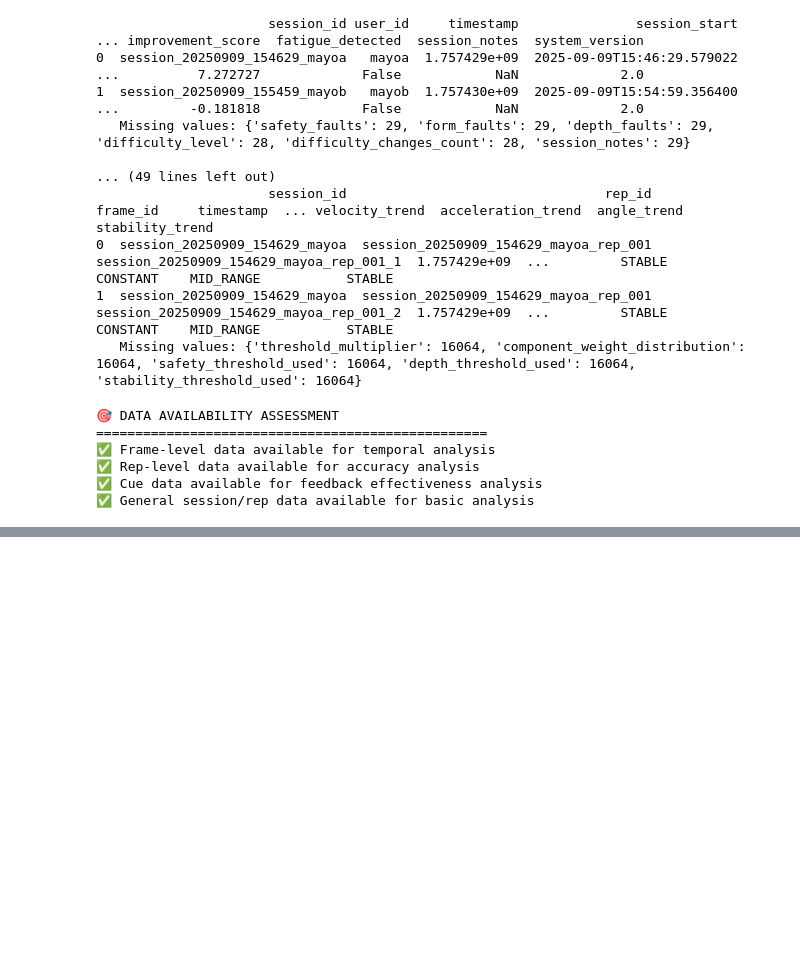
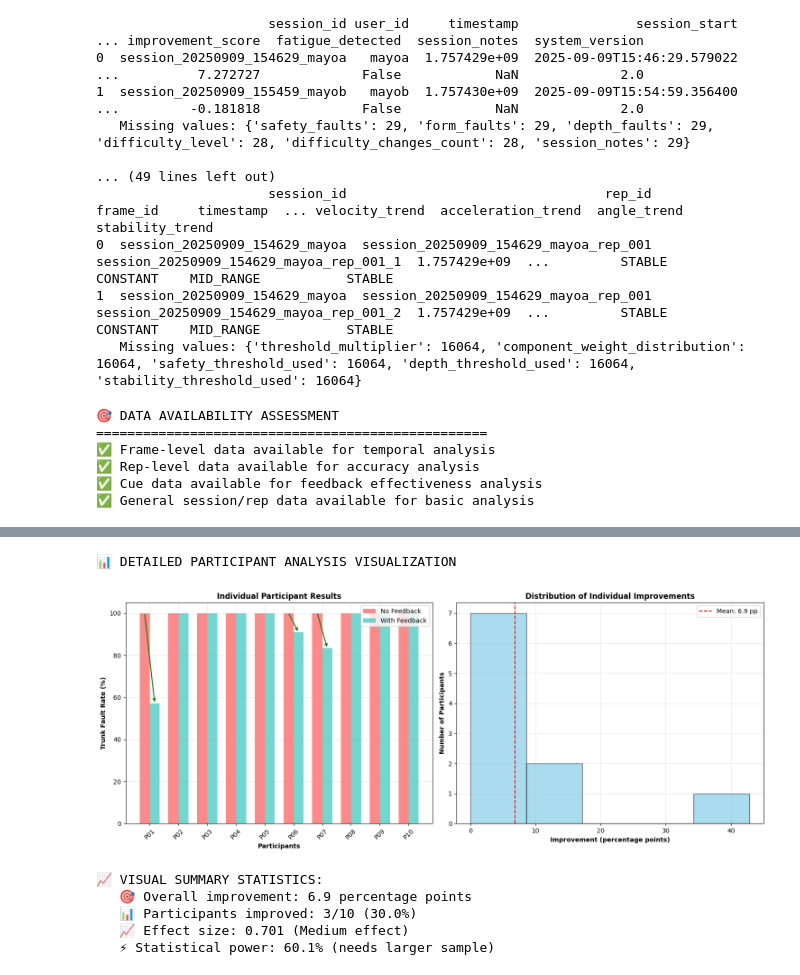
Before and after one commit to fola2077/AI-FITNESS-COACH, a Jupyter notebook: Eval.ipynb, the cells around one changed output, grey strips where cells are left out. Cells and saved outputs as stored; diff of their text form; code cells hidden in the pictures; blank space fills up the shorter version.

```diff
--- a/Eval.ipynb
+++ b/Eval.ipynb
@@ -231,0 +870,58 @@ else:
+# %%
+# Additional visualization: Before/After comparison for each participant - CORRECTED WITH ANONYMOUS NAMES
+print("\n📊 DETAILED PARTICIPANT ANALYSIS VISUALIZATION")
+
+fig, (ax1, ax2) = plt.subplots(1, 2, figsize=(15, 6))
+
+# Left plot: Before/After for each participant - USING ANONYMOUS NAMES
+participant_names_anonymous = [f'P{i+1:02d}' for i in range(len(paired_participants_fixed))]
+before_rates_fixed = [rate * 100 for rate in trunk_fault_a_fixed]
+after_rates_fixed = [rate * 100 for rate in trunk_fault_b_fixed]
+
+x = np.arange(len(participant_names_anonymous))
+width = 0.35
+
+bars1 = ax1.bar(x - width/2, before_rates_fixed, width, label='No Feedback', color='#ff6b6b', alpha=0.8)
+bars2 = ax1.bar(x + width/2, after_rates_fixed, width, label='With Feedback', color='#4ecdc4', alpha=0.8)
+
+ax1.set_xlabel('Participants', fontweight='bold')
+ax1.set_ylabel('Trunk Fault Rate (%)', fontweight='bold')
+ax1.set_title('Individual Participant Results', fontweight='bold')
+ax1.set_xticks(x)
+ax1.set_xticklabels(participant_names_anonymous, rotation=45)
+ax1.legend()
+ax1.grid(True, alpha=0.3)
+
+# Add improvement arrows for participants who improved
+for i, (before, after) in enumerate(zip(before_rates_fixed, after_rates_fixed)):
+    if before > after:
+        ax1.annotate('', xy=(i + width/2, after), xytext=(i - width/2, before),
+                    arrowprops=dict(arrowstyle='->', color='green', lw=1.5))
+
+# Right plot: Distribution of improvements - USING CORRECTED DATA
+ax2.hist(improvements_fixed, bins=5, color='skyblue', alpha=0.7, edgecolor='black')
+ax2.axvline(x=np.mean(improvements_fixed), color='red', linestyle='--',
+           label=f'Mean: {np.mean(improvements_fixed):.1f} pp')
+ax2.set_xlabel('Improvement (percentage points)', fontweight='bold')
+ax2.set_ylabel('Number of Participants', fontweight='bold')
+ax2.set_title('Distribution of Individual Improvements', fontweight='bold')
+ax2.legend()
+ax2.grid(True, alpha=0.3)
+
+plt.tight_layout()
+plt.show()
+
+# Summary statistics box - UPDATED WITH CORRECTED VALUES
+print("\n📈 VISUAL SUMMARY STATISTICS:")
+print(f"   🎯 Overall improvement: {np.mean(improvements_fixed):.1f} percentage points")
+print(f"   📊 Participants improved: {improved_count_fixed}/10 ({improved_count_fixed/10*100:.1f}%)")
+print(f"   📈 Effect size: {effect_size_fixed:.3f} (Medium effect)")
+print(f"   ⚡ Statistical power: {current_power:.1%} (needs larger sample)")
+# %% [output]
+📊 DETAILED PARTICIPANT ANALYSIS VISUALIZATION
+[figure, added]
+📈 VISUAL SUMMARY STATISTICS:
+   🎯 Overall improvement: 6.9 percentage points
+   📊 Participants improved: 3/10 (30.0%)
+   📈 Effect size: 0.701 (Medium effect)
+   ⚡ Statistical power: 60.1% (needs larger sample)
```
Also changed, not shown: parts of 54 cells of this notebook.
